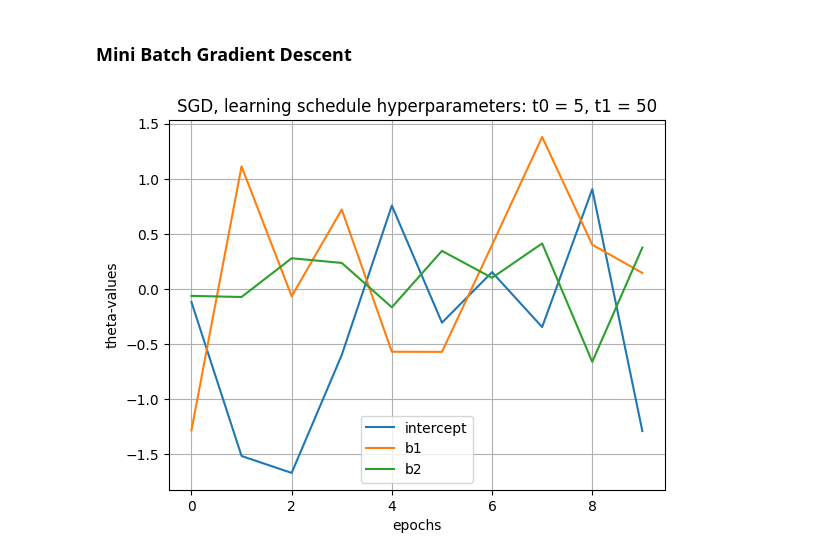
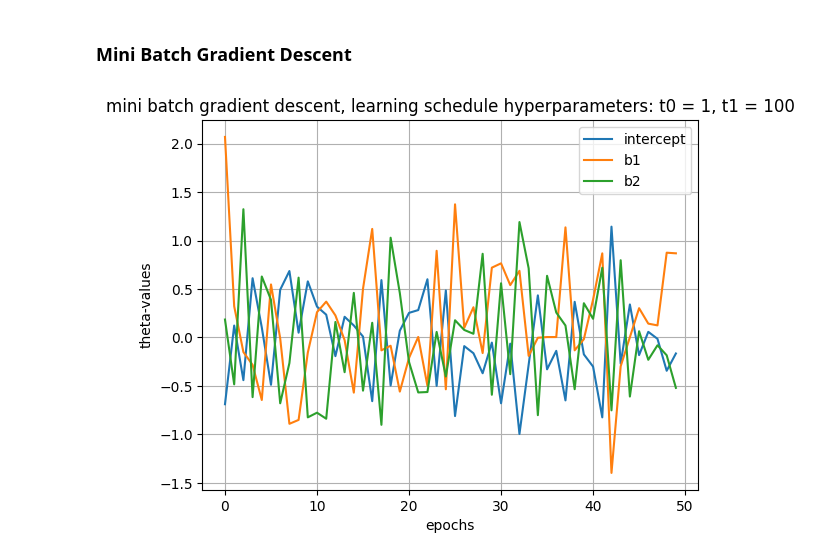
Before and after one commit to Theodor-Helje/machine-learning-Theodor-Helje, a Jupyter notebook: exercises/exercises_02.ipynb, the cells around one changed output. Saved outputs shown, nothing was run; the diff lists cells and outputs as text; code cells hidden in the pictures.

Commit message:
implemented mini batch gradient descent

```diff
--- a/exercises/exercises_02.ipynb
+++ b/exercises/exercises_02.ipynb
@@ -118,30 +116,28 @@ def mini_batch_gradient_descent(X, y, epochs=100, learning_schedule_params=(5, 5
     def rate_schedule(t):
         return learning_schedule_params[0] / (t + learning_schedule_params[1])
 
+    t = 0
     m = len(X)
     theta = np.random.randn(X.shape[1], 1)
 
     for epoch in range(epochs):
         random_permutation = np.random.permutation(m)
-        X_Batch = X[random_permutation][:mini_batch_size]
-        y_Batch = y[random_permutation][:mini_batch_size]
+        X_Batch = X[random_permutation]
+        y_Batch = y[random_permutation]
 
-        for i in range(mini_batch_size):
-            #random_i = np.random.randint(len(X_Batch))
-            #print(X_Batch)
-            #X_i = X_Batch[random_i:random_i + 1]
-            #y_i = y_Batch[random_i:random_i + 1]
-            X_i = X_Batch[i:i + 1]
-            y_i = y_Batch[i:i + 1]
+        for i in range(0, m, mini_batch_size):
+            t += 1
+            X_i = X_Batch[i:i + mini_batch_size]
+            y_i = y_Batch[i:i + mini_batch_size]
 
-            gradients = np.divide(2, mini_batch_size) * (X_i.T @ (X_i @ theta - y_i))
-            eta = rate_schedule(epoch * mini_batch_size + i)
+            gradients = np.divide(2, len(X_i)) * (X_i.T @ (X_i @ theta - y_i))
+            eta = rate_schedule(epoch * mini_batch_size + t)
 
             theta -= eta * gradients
     return theta
 # %%
-plot_training(x_range=range(10),
-              learning_history=np.array([mini_batch_gradient_descent(X=uniform_ones, y=normal, epochs=i) for i in range(10)]).squeeze(axis=2),
-              title="SGD, learning schedule hyperparameters: t0 = 5, t1 = 50")
+plot_training(x_range=range(50),
+              learning_history=np.array([mini_batch_gradient_descent(X=uniform_ones, y=normal, epochs=i, learning_schedule_params=(1, 100)) for i in range(50)]).squeeze(axis=2),
+              title="mini batch gradient descent, learning schedule hyperparameters: t0 = 1, t1 = 100")
 # %% [output]
-[figure, old version]
+[figure, new version]
```
Also changed, not shown: parts of 2 cells of this notebook.
